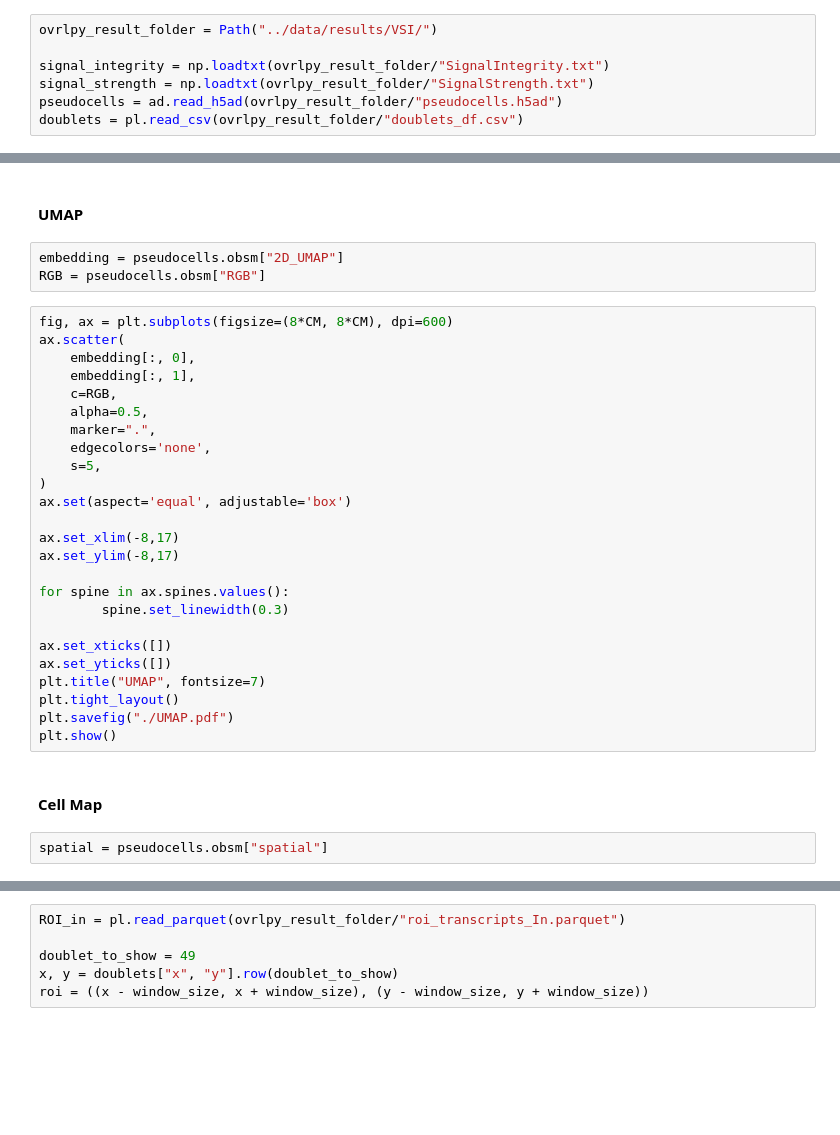
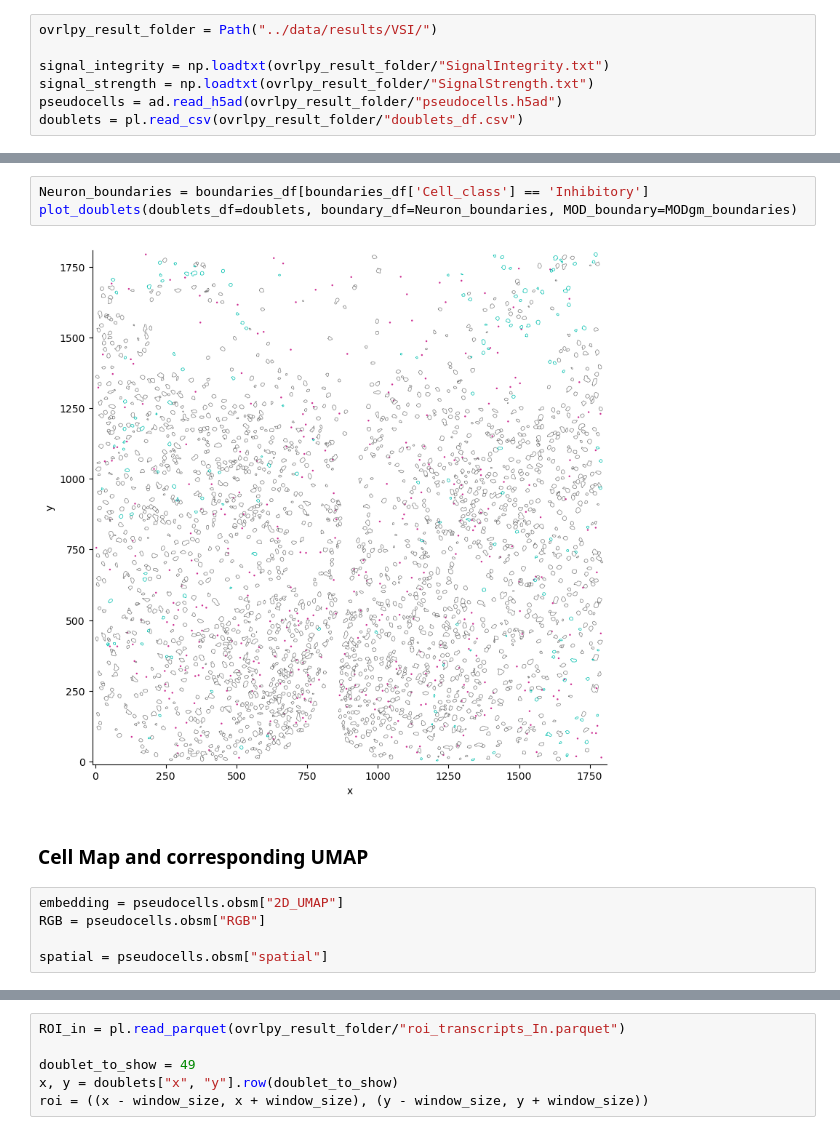
Before and after one commit to melocery/MasterThesisAnalysis, a Jupyter notebook: notebook/R8_DoubletsExample.ipynb, the cells around one changed output, grey strips where cells are left out. Cells and saved outputs as stored; diff of their text form; blank space fills up the shorter version.

```diff
--- a/notebook/R8_DoubletsExample.ipynb
+++ b/notebook/R8_DoubletsExample.ipynb
@@ -107,34 +77,12 @@ roi_scatter_kwargs = dict(marker=".", alpha=0.8, s=11)
+# %%
+Neuron_boundaries = boundaries_df[boundaries_df['Cell_class'] == 'Inhibitory']
+plot_doublets(doublets_df=doublets, boundary_df=Neuron_boundaries, MOD_boundary=MODgm_boundaries)
+# %% [output]
+[figure, added]
 # %% [markdown]
-#### UMAP
+### Cell Map and corresponding UMAP
 # %%
 embedding = pseudocells.obsm["2D_UMAP"]
 RGB = pseudocells.obsm["RGB"]
+
+spatial = pseudocells.obsm["spatial"]
-# %%
-fig, ax = plt.subplots(figsize=(8*CM, 8*CM), dpi=600)
-ax.scatter(
-    embedding[:, 0],
-    embedding[:, 1],
-    c=RGB,
-    alpha=0.5,
-    marker=".",
-    edgecolors='none',
-    s=5,
-)
-ax.set(aspect='equal', adjustable='box')
-
-ax.set_xlim(-8,17)
-ax.set_ylim(-8,17)
-
-for spine in ax.spines.values():
-        spine.set_linewidth(0.3)
-
-ax.set_xticks([])
-ax.set_yticks([])
-plt.title("UMAP", fontsize=7)
-plt.tight_layout()
-plt.savefig("./UMAP.pdf")
-plt.show()
-# %% [markdown]
-#### Cell Map
-# %%
-spatial = pseudocells.obsm["spatial"]
```
Also changed, not shown: parts of 18 cells of this notebook, 5 other files.
